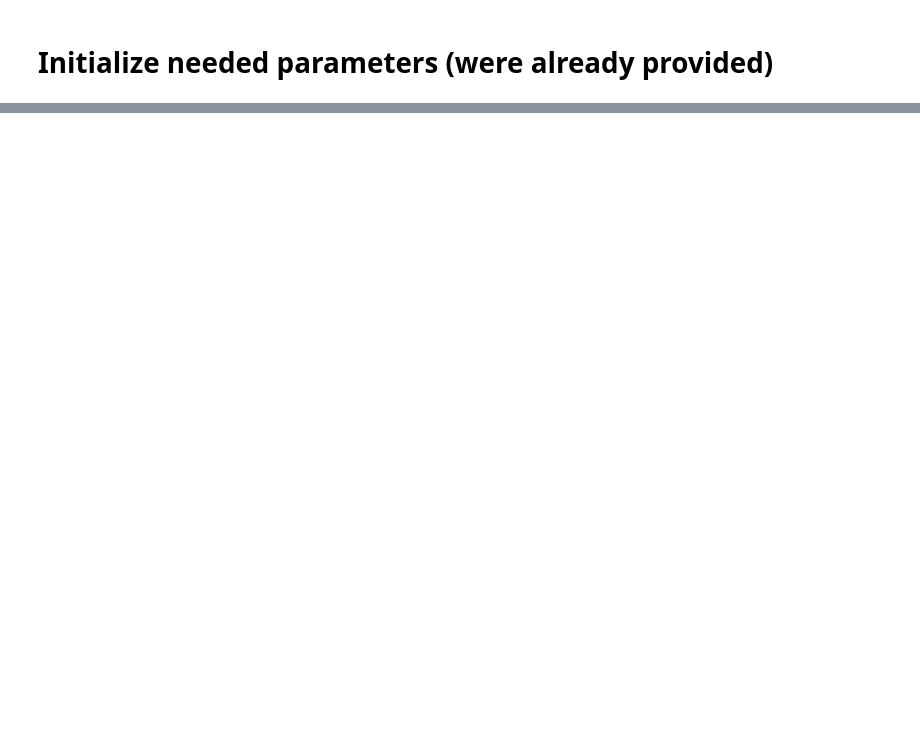
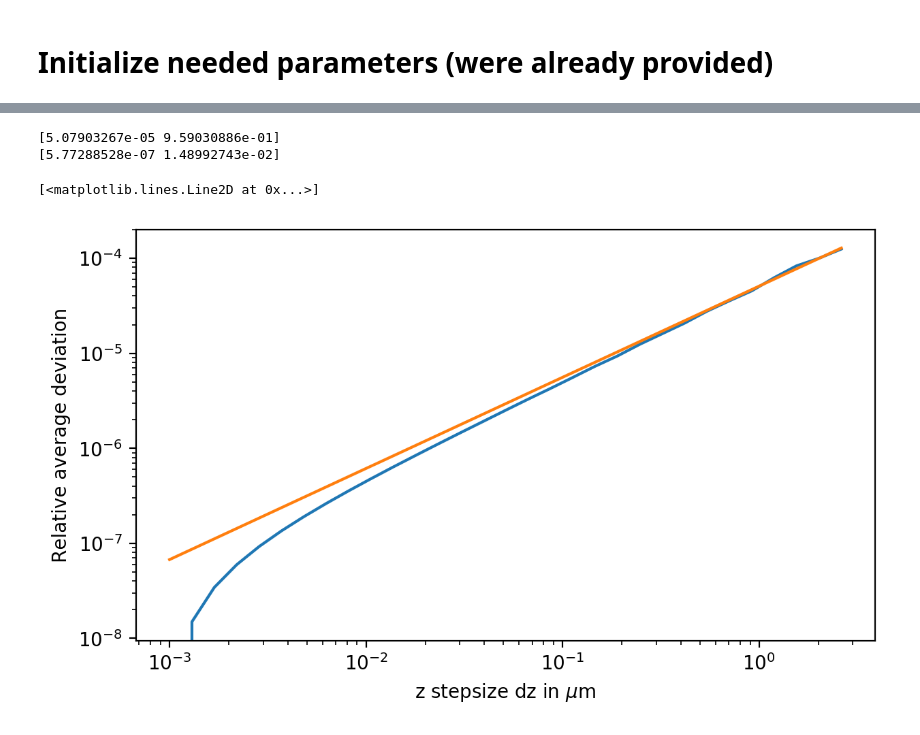
Before and after one commit to roflmaostc/Beam-Propagation-Method, a Jupyter notebook: demonstration.ipynb, the cells around one changed output, grey strips where cells are left out. Saved outputs shown, nothing was run; the diff lists cells and outputs as text; code cells hidden in the pictures; blank space fills up the shorter version.

```diff
--- a/demonstration.ipynb
+++ b/demonstration.ipynb
@@ -97,0 +146,46 @@ print(np.abs(v_out[j, :]))
+# %%
+Nx = 2000
+dx = xa/(Nx-1) # transverse step size
+z_end   = 10       # propagation distance
+dz = 0.001
+n, x = bpm.waveguide(xa, xb, Nx, n_cladding, n_core)
+# create initial field
+v_in, x = bpm.gauss(xa, Nx, w)
+v_in = v_in/np.sqrt(np.sum(np.abs(v_in)**2)) # normalize power to unity
+ref, _ = bpm.beamprop_CN(v_in, lam, dx, n, nd, z_end, dz, 1)
+
+ref = np.abs(ref)
+ref /= np.sum(ref)
+
+
+losses = []
+dzs = [dz * 1.3 ** i  for i in range(0, 31)]
+# loop over different dz step size
+for dz in dzs:
+    n, x = bpm.waveguide(xa, xb, Nx, n_cladding, n_core)
+    v_in, x = bpm.gauss(xa, Nx, w)
+    v_in = v_in/np.sqrt(np.sum(np.abs(v_in)**2)) # normalize power to unity
+    # simulate
+    v_out, _ = bpm.beamprop_CN(v_in, lam, dx, n, nd, z_end, dz, 1)
+    v_out = np.abs(v_out)
+    v_out /= np.sum(v_out)
+    # compare the result at z_end
+    losses.append(rel_error(v_out[-1, :], ref[-1, :]))
+# %%
+# do the fitting
+params, pcov = optimize.curve_fit(fit_f, dzs[5:], losses[5:])
+perr = np.sqrt(np.diag(pcov))
+
+# show results
+print(params)
+print(perr)
+plt.figure(figsize=(7, 4), dpi=200, facecolor='w', edgecolor='k')
+plt.xlabel(r"z stepsize dz in $\mu$m")
+plt.ylabel("Relative average deviation")
+plt.loglog(dzs, losses)
+plt.loglog(dzs, fit_f(dzs, params[0], params[1]))
+# %% [output]
+[5.07903267e-05 9.59030886e-01]
+[5.77288528e-07 1.48992743e-02]
+[<matplotlib.lines.Line2D at 0x...>]
+[figure, added]
```
Also changed, not shown: parts of 10 cells of this notebook.
